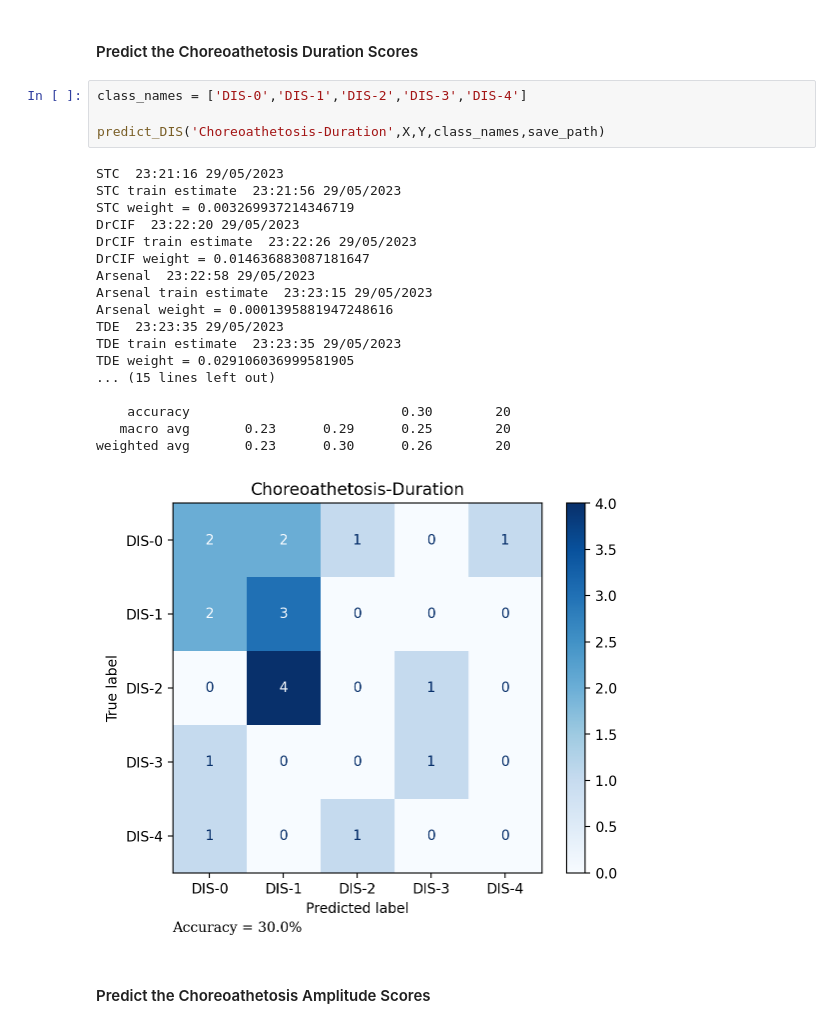
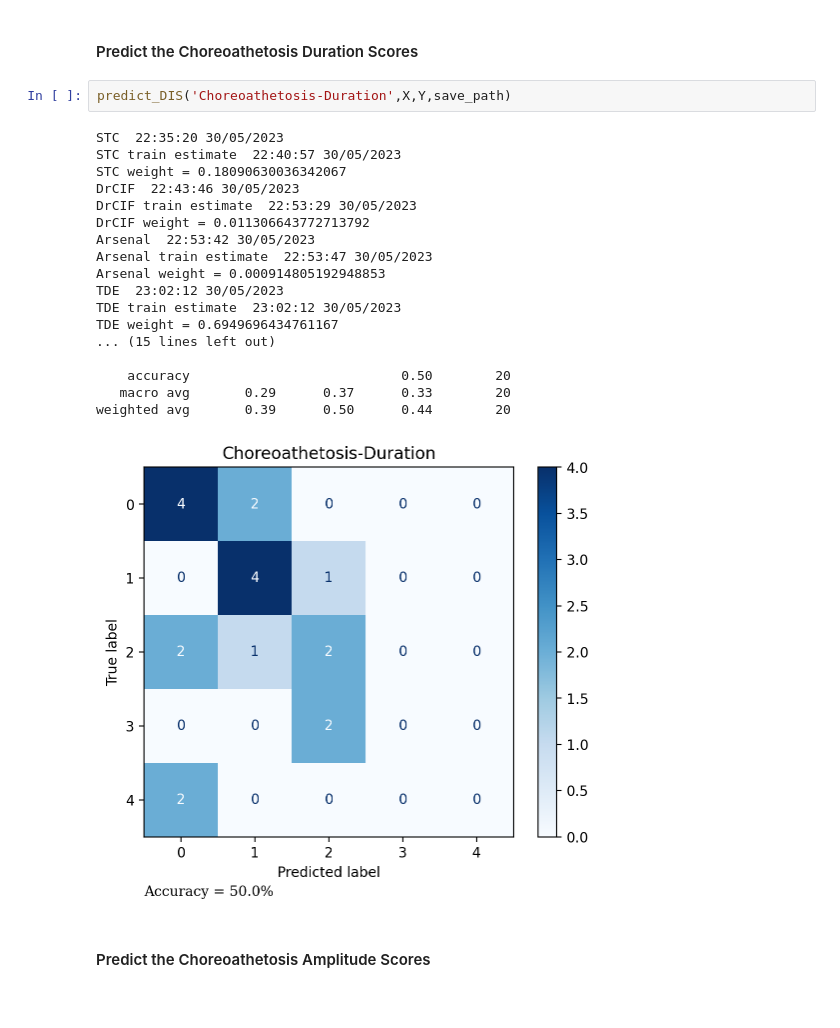
Before and after one commit to zachary-roth/AVI-DYS, a Jupyter notebook: time-series-classification-five-classes.ipynb, the cells around one changed output. Cells and saved outputs as stored; diff of their text form.

```diff
--- a/time-series-classification-five-classes.ipynb
+++ b/time-series-classification-five-classes.ipynb
@@ -250,27 +255,25 @@ weighted avg       0.48      0.65      0.55        20
 # %% [markdown]
 #### Predict the Choreoathetosis Duration Scores
-# %%
-class_names = ['DIS-0','DIS-1','DIS-2','DIS-3','DIS-4']
-
-predict_DIS('Choreoathetosis-Duration',X,Y,class_names,save_path)
-# %% [output]
-STC  23:21:16 29/05/2023
-STC train estimate  23:21:56 29/05/2023
-STC weight = 0.003269937214346719
-DrCIF  23:22:20 29/05/2023
-DrCIF train estimate  23:22:26 29/05/2023
-DrCIF weight = 0.014636883087181647
-Arsenal  23:22:58 29/05/2023
-Arsenal train estimate  23:23:15 29/05/2023
-Arsenal weight = 0.0001395881947248616
-TDE  23:23:35 29/05/2023
-TDE train estimate  23:23:35 29/05/2023
-TDE weight = 0.029106036999581905
-... (15 lines left out)
-
-    accuracy                           0.30        20
-   macro avg       0.23      0.29      0.25        20
-weighted avg       0.23      0.30      0.26        20
-[figure, removed]
+# %%
+predict_DIS('Choreoathetosis-Duration',X,Y,save_path)
+# %% [output]
+STC  22:35:20 30/05/2023
+STC train estimate  22:40:57 30/05/2023
+STC weight = 0.18090630036342067
+DrCIF  22:43:46 30/05/2023
+DrCIF train estimate  22:53:29 30/05/2023
+DrCIF weight = 0.011306643772713792
+Arsenal  22:53:42 30/05/2023
+Arsenal train estimate  22:53:47 30/05/2023
+Arsenal weight = 0.000914805192948853
+TDE  23:02:12 30/05/2023
+TDE train estimate  23:02:12 30/05/2023
+TDE weight = 0.6949696434761167
+... (15 lines left out)
+
+    accuracy                           0.50        20
+   macro avg       0.29      0.37      0.33        20
+weighted avg       0.39      0.50      0.44        20
+[figure, added]
 # %% [markdown]
 #### Predict the Choreoathetosis Amplitude Scores
```
Also changed, not shown: parts of 8 cells of this notebook, 2 other files.
